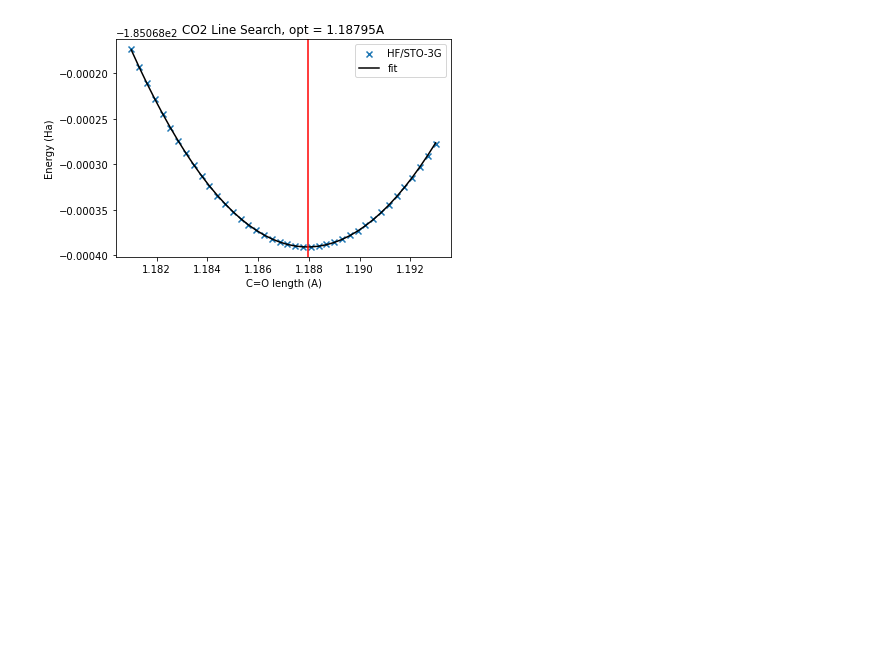
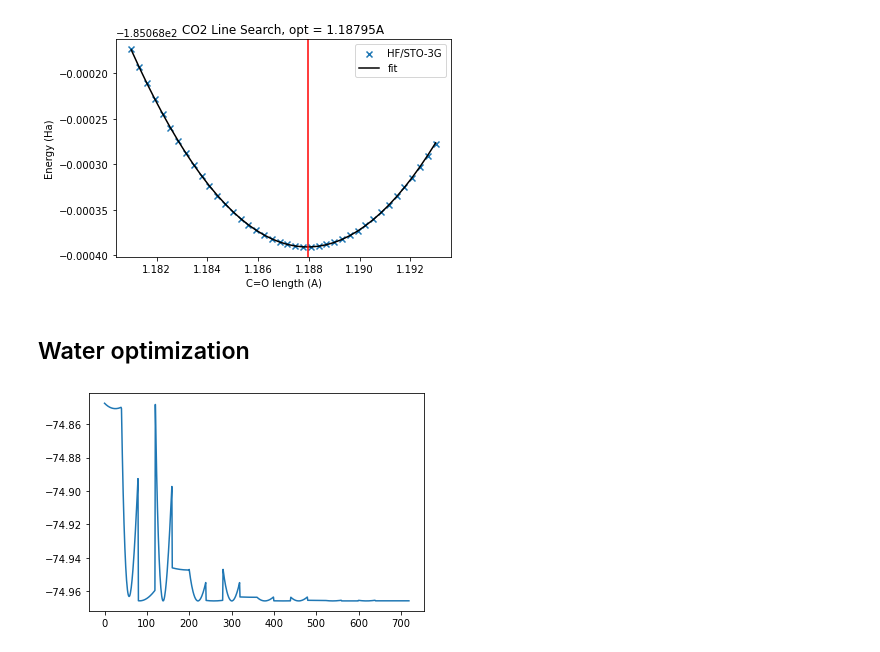
Before and after one commit to Certaingemstone/hf-proj, a Jupyter notebook: hf-analysis.ipynb, the cells around one changed output. Drawn from its saved outputs; the diff is of its cells as text; code cells hidden in the pictures; blank space fills up the shorter version.

Commit message:
Water Line Searching

```diff
--- a/hf-analysis.ipynb
+++ b/hf-analysis.ipynb
@@ -36,3 +36,11 @@ plt.ylabel("Energy (Ha)")
 plt.show()
 # %% [output]
 [figure]
+# %% [markdown]
+## Water optimization
+# %%
+h2oopt = pd.read_csv("h2oline.csv")
+plt.plot(h2oopt['energy'])
+plt.show()
+# %% [output]
+[figure, added]
```
Also changed, not shown: parts of 1 cell of this notebook, 5 other files.
